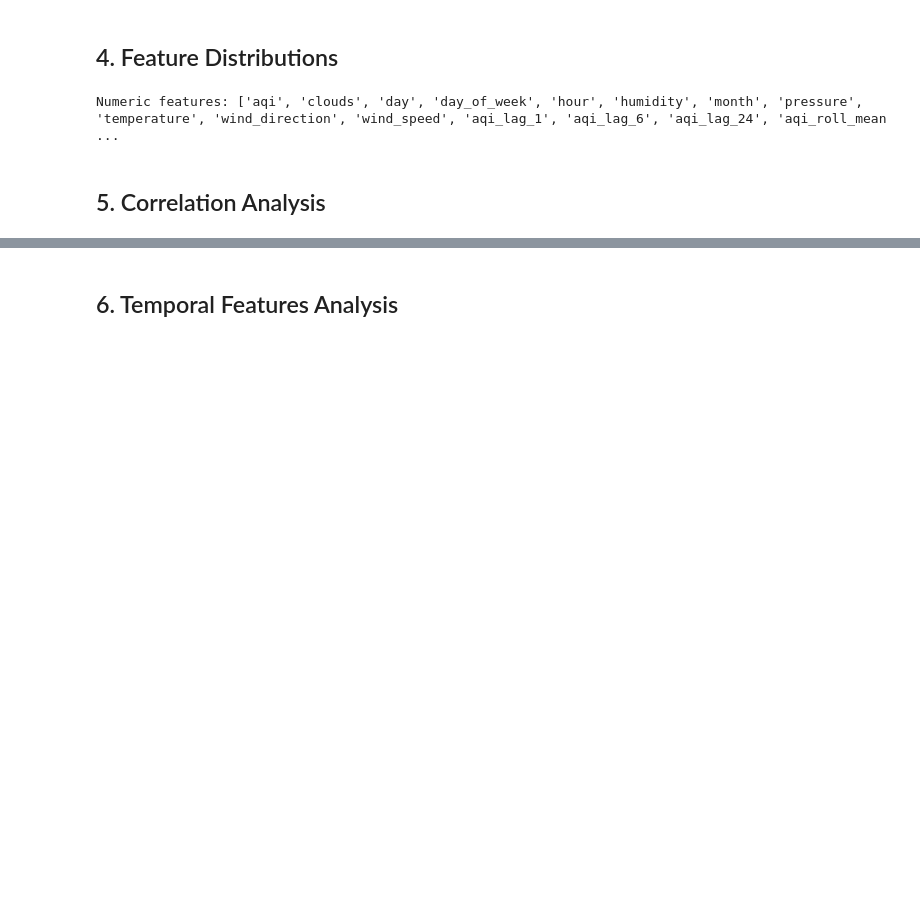
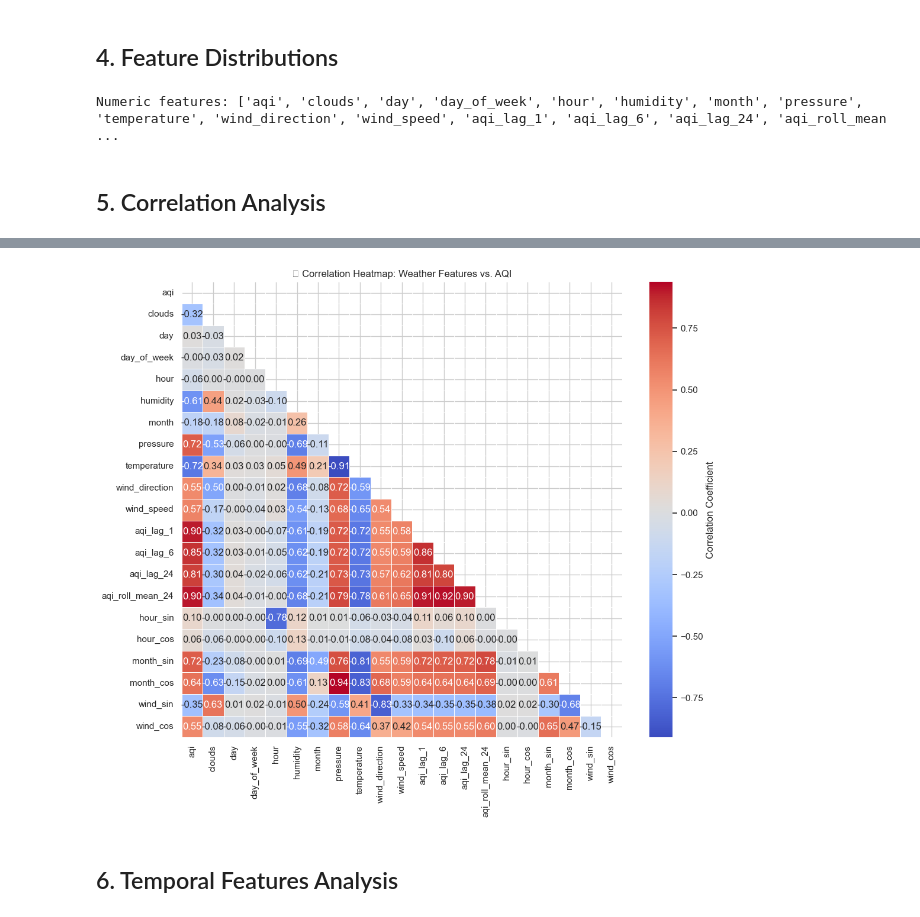
Before and after one commit to abdullahfayyaz/Lahore_AQI_Predictor, a Jupyter notebook: notebooks/eda.ipynb, the cells around one changed output, grey strips where cells are left out. Drawn from its saved outputs; the diff is of its cells as text; code cells hidden in the pictures; blank space fills up the shorter version.

```diff
--- a/notebooks/eda.ipynb
+++ b/notebooks/eda.ipynb
@@ -243,4 +230,19 @@ temperature        -0.724952
 Name: aqi, dtype: float64
+# %%
+# %%
+plt.figure(figsize=(12, 10))
+correlation_matrix = df.select_dtypes(include='number').corr()
+
+# Create a mask to hide the upper triangle (it's symmetrical)
+mask = np.triu(np.ones_like(correlation_matrix, dtype=bool))
+
+sns.heatmap(correlation_matrix, mask=mask, annot=True, fmt=".2f", cmap='coolwarm',
+            linewidths=0.5, cbar_kws={'label': 'Correlation Coefficient'})
+
+plt.title("🔥 Correlation Heatmap: Weather Features vs. AQI")
+plt.show()
+# %% [output]
+[figure, added]
 # %% [markdown]
 ## 6. Temporal Features Analysis
 # %%
```
Also changed, not shown: parts of 16 cells of this notebook, 1 other file.
